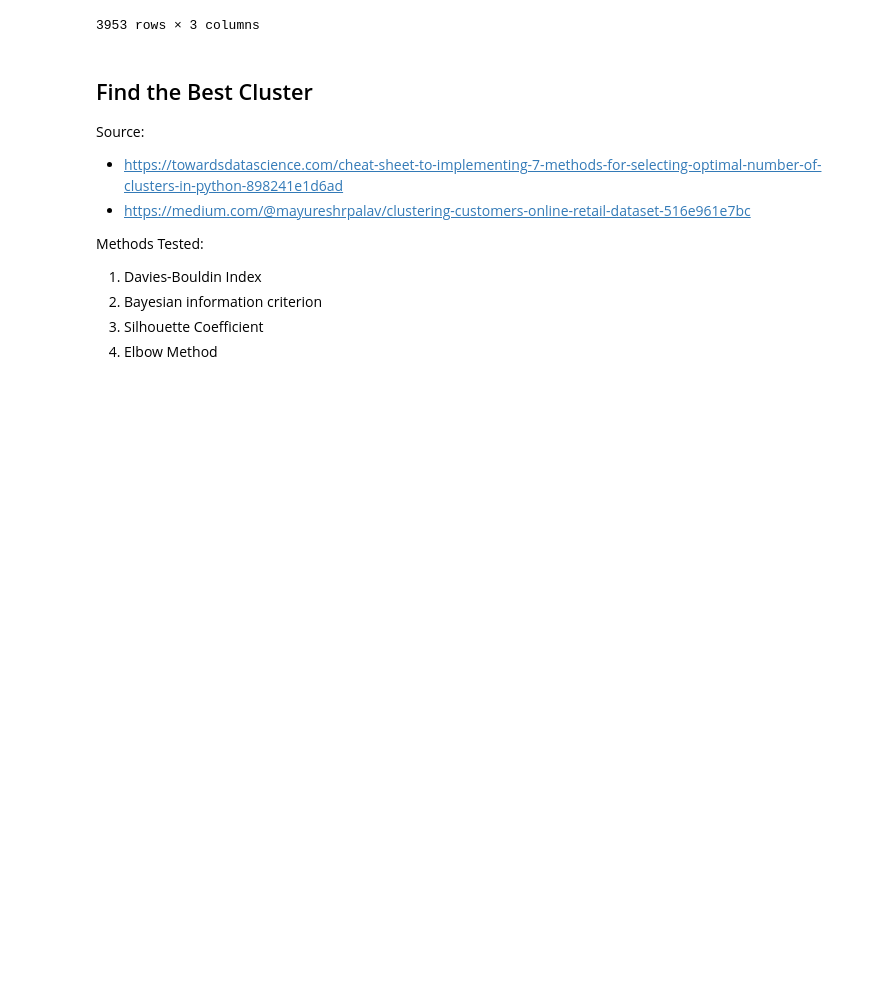
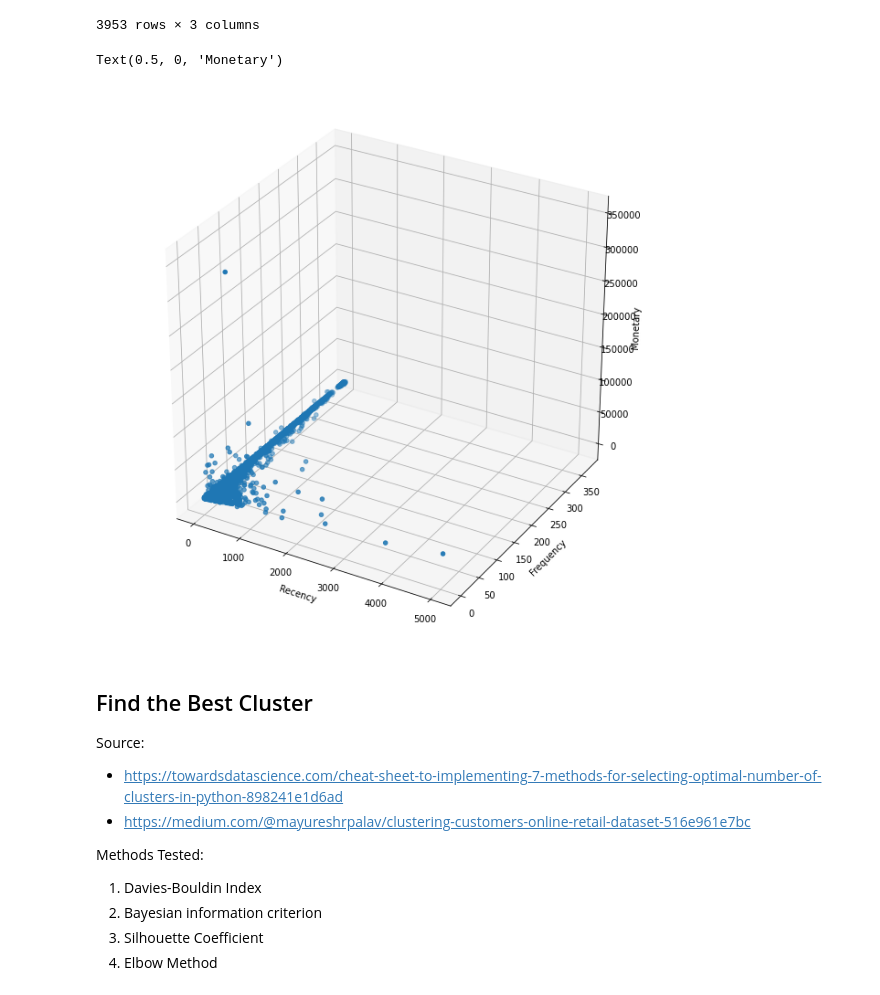
Before and after one commit to JJLZ21/ECS171-final-project, a Jupyter notebook: ml_file.ipynb, the cells around one changed output. Saved outputs shown, nothing was run; the diff lists cells and outputs as text; code cells hidden in the pictures; blank space fills up the shorter version.

```diff
--- a/ml_file.ipynb
+++ b/ml_file.ipynb
@@ -980,6 +980,24 @@ cluster_df
 | 18286.0 | 2 | 3 | 3 |
 | 18287.0 | 4 | 3 | 4 |
 3953 rows × 3 columns
+# %%
+# Referenced: https://www.kaggle.com/odezi45/customer-segmentation-using-unsupervised-learning
+# For plotting
+# NOTE: rearranged clusters to match that of our paper and slides due to inconsitencies in the runs
+
+# create the 3d plot
+fig = plt.figure(figsize=(11, 11))
+
+ax = fig.add_subplot(projection='3d')
+
+ax.scatter(rfm['frequency'], rfm['recency'], rfm['monetary'], label="RFM")
+
+ax.set_xlabel('Recency')
+ax.set_ylabel('Frequency')
+ax.set_zlabel('Monetary')
+# %% [output]
+Text(0.5, 0, 'Monetary')
+[figure, added]
 # %% [markdown]
 ## Find the Best Cluster
 
```
Also changed, not shown: parts of 1 cell of this notebook.
